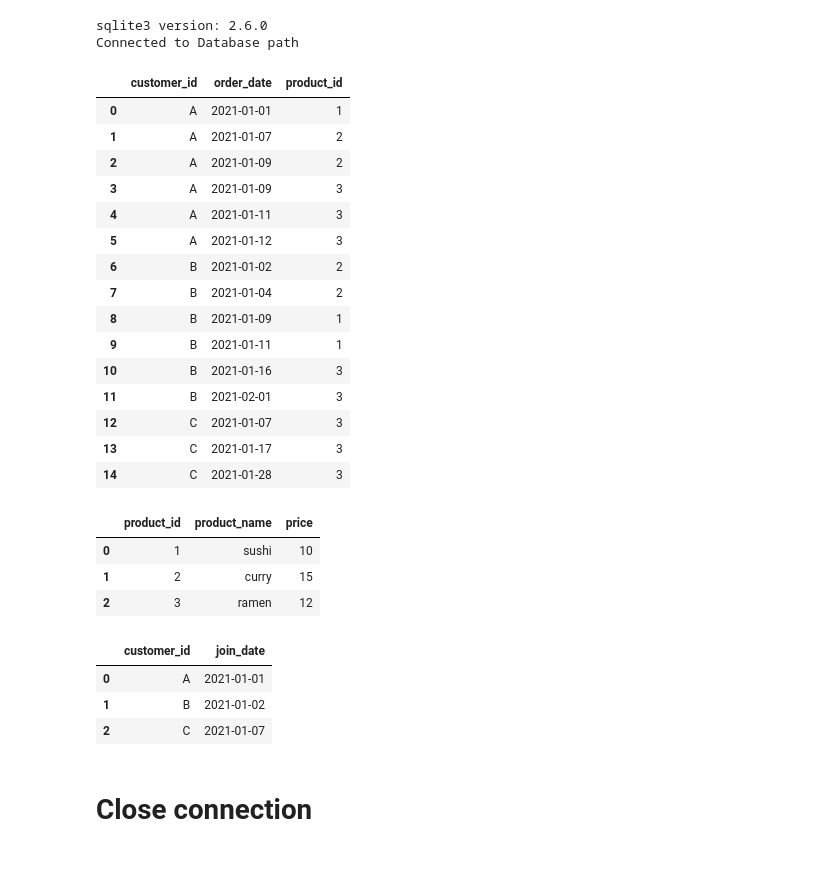
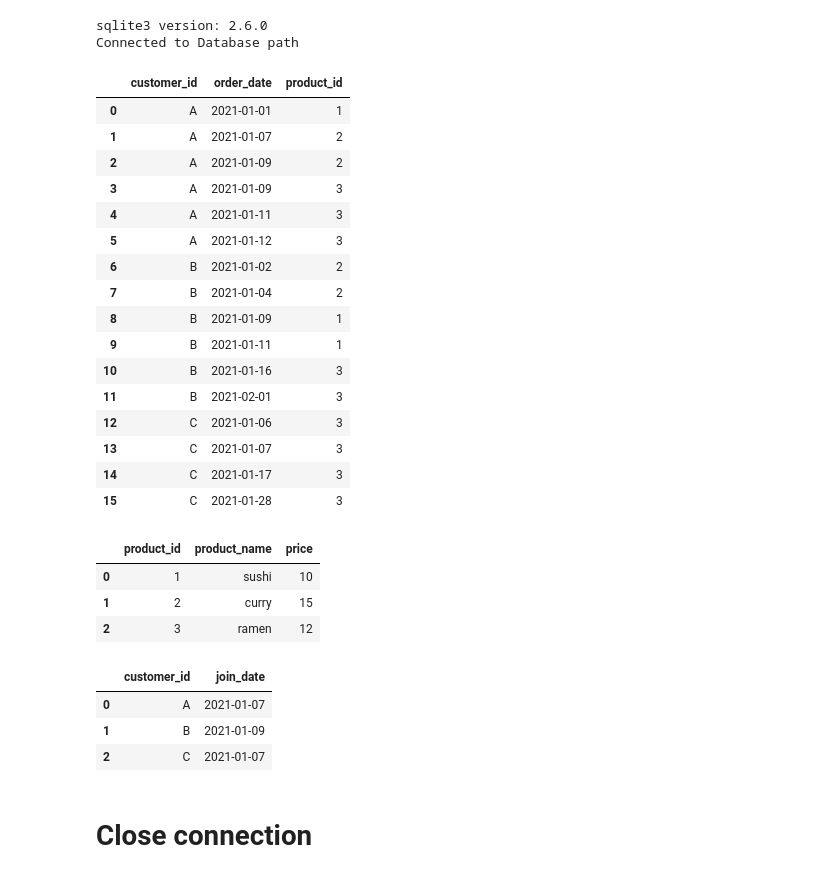
Before and after one commit to sdman135/DataBase-building-and-SQL-query-practice, a Jupyter notebook: Sqlite3-Exercise 2.ipynb, the cells around one changed output. Saved outputs shown, nothing was run; the diff lists cells and outputs as text; code cells hidden in the pictures.

```diff
--- a/Sqlite3-Exercise 2.ipynb
+++ b/Sqlite3-Exercise 2.ipynb
@@ -144,36 +144,38 @@ sales_values =     [('A', '2021-01-01', 1),
                     ('A', '2021-01-09', 2),
                     ('A', '2021-01-09', 3),
                     ('A', '2021-01-11', 3),
                     ('A', '2021-01-12', 3),
                     ('B', '2021-01-02', 2),
                     ('B', '2021-01-04', 2),
                     ('B', '2021-01-09', 1),
                     ('B', '2021-01-11', 1),
                     ('B', '2021-01-16', 3),
                     ('B', '2021-02-01', 3),
+                    ('C', '2021-01-06', 3),
                     ('C', '2021-01-07', 3),
                     ('C', '2021-01-17', 3),
                     ('C', '2021-01-28', 3)]
 sales_table = pd.DataFrame(data=sales_values,columns=["customer_id", "order_date", "product_id"])
 display(sales_table)
 sales_table.to_sql('sales',sqlite3.connect(db_path), if_exists='replace')
 # %% [output]
 |  | customer_id | order_date | product_id |
 | 0 | A | 2021-01-01 | 1 |
 | 1 | A | 2021-01-07 | 2 |
 | 2 | A | 2021-01-09 | 2 |
 | 3 | A | 2021-01-09 | 3 |
 | 4 | A | 2021-01-11 | 3 |
 | 5 | A | 2021-01-12 | 3 |
 | 6 | B | 2021-01-02 | 2 |
 | 7 | B | 2021-01-04 | 2 |
 | 8 | B | 2021-01-09 | 1 |
 | 9 | B | 2021-01-11 | 1 |
 | 10 | B | 2021-01-16 | 3 |
 | 11 | B | 2021-02-01 | 3 |
-| 12 | C | 2021-01-07 | 3 |
-| 13 | C | 2021-01-17 | 3 |
-| 14 | C | 2021-01-28 | 3 |
+| 12 | C | 2021-01-06 | 3 |
+| 13 | C | 2021-01-07 | 3 |
+| 14 | C | 2021-01-17 | 3 |
+| 15 | C | 2021-01-28 | 3 |
 # %%
 # # functions for inserting new data into tables in database
 
@@ -265,8 +267,8 @@ menu_table.to_sql('menu',sqlite3.connect(db_path), if_exists='replace')
 #     main()
 #     close_connection(db_path)
 # %%
-members_values = [('A', '2021-01-01'),
-                  ('B', '2021-01-02'),
+members_values = [('A', '2021-01-07'),
+                  ('B', '2021-01-09'),
                   ('C', '2021-01-07')]
 
 members_table = pd.DataFrame(data=members_values,columns=["customer_id", "join_date"])
@@ -274,8 +276,8 @@ display(members_table)
 members_table.to_sql('members',sqlite3.connect(db_path), if_exists='replace')
 # %% [output]
 |  | customer_id | join_date |
-| 0 | A | 2021-01-01 |
-| 1 | B | 2021-01-02 |
+| 0 | A | 2021-01-07 |
+| 1 | B | 2021-01-09 |
 | 2 | C | 2021-01-07 |
 # %%
 # def insert_into_members_tables(conn,member_values):
```
Also changed, not shown: parts of 13 cells of this notebook.
